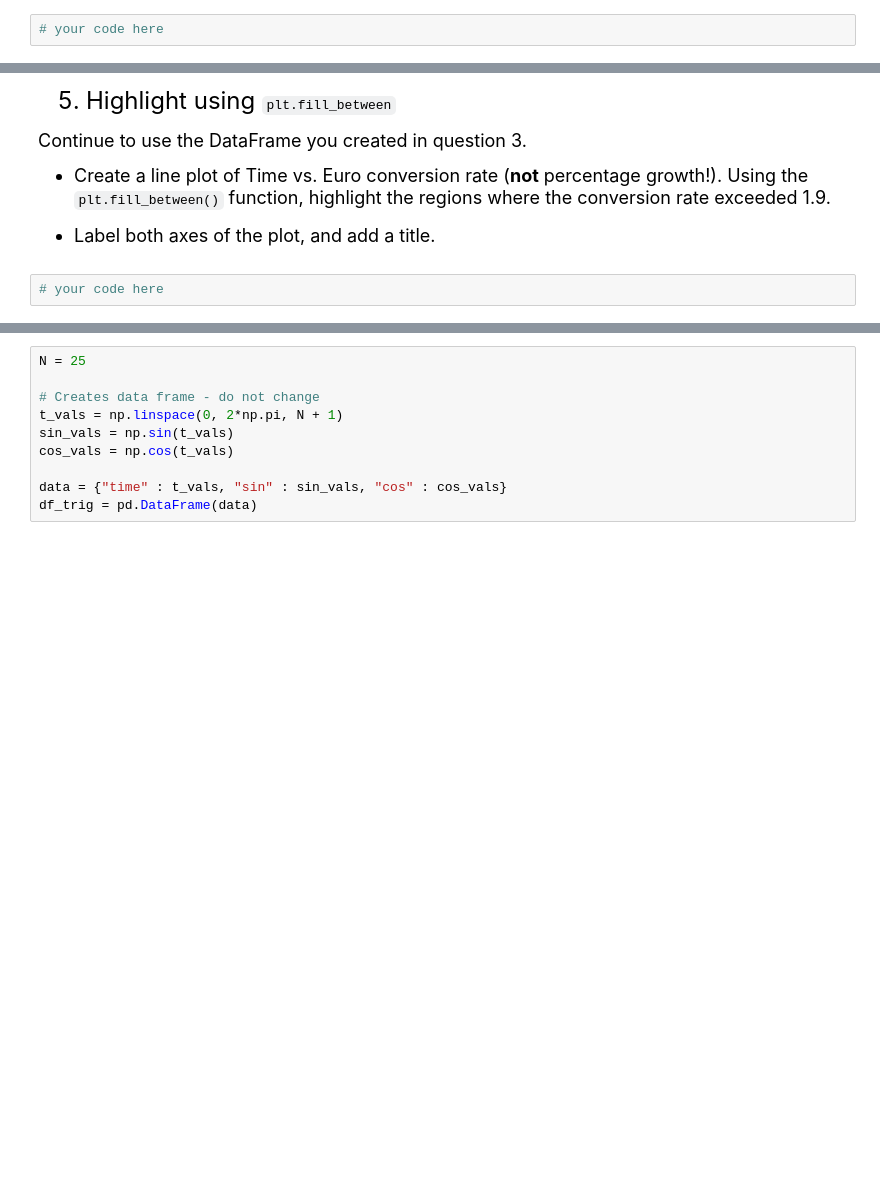
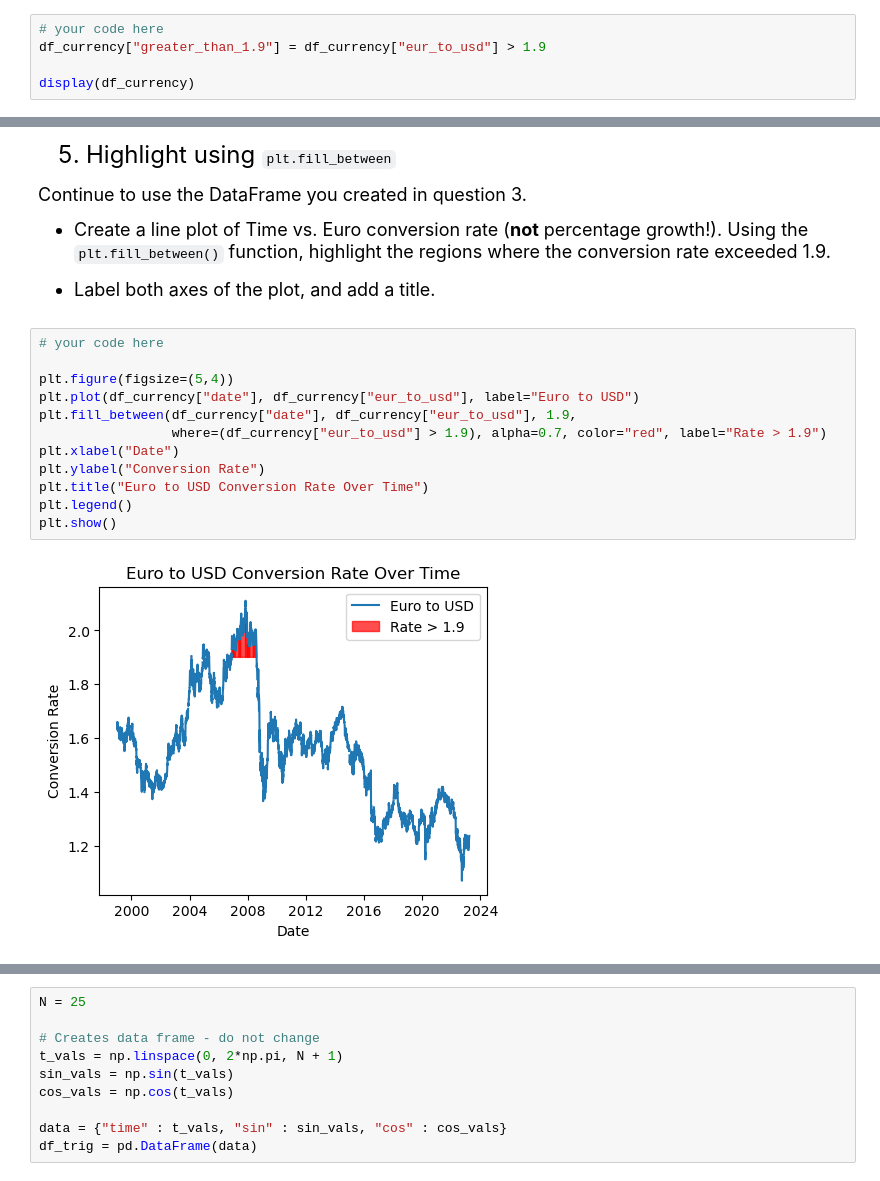
Before and after one commit to savvyscott27/qtm151fall2025, a Jupyter notebook: quiz 4/Quiz4-section1.ipynb, the cells around one changed output, grey strips where cells are left out. Cells and saved outputs as stored; diff of their text form; blank space fills up the shorter version.

```diff
--- a/quiz 4/Quiz4-section1.ipynb
+++ b/quiz 4/Quiz4-section1.ipynb
@@ -122,3 +163,6 @@ Continue to use the DataFrame you created in question 3.
 - **Note**: This is a condition based on the value of the conversion rate (the original data) and **not** on the percentage growth.
 # %%
 # your code here
+df_currency["greater_than_1.9"] = df_currency["eur_to_usd"] > 1.9
+
+display(df_currency)
@@ -136,6 +194,18 @@ Continue to use the DataFrame you created in question 3.
 - Label both axes of the plot, and add a title.
 # %%
 # your code here
+
+plt.figure(figsize=(5,4))
+plt.plot(df_currency["date"], df_currency["eur_to_usd"], label="Euro to USD")
+plt.fill_between(df_currency["date"], df_currency["eur_to_usd"], 1.9,
+                 where=(df_currency["eur_to_usd"] > 1.9), alpha=0.7, color="red", label="Rate > 1.9")
+plt.xlabel("Date")
+plt.ylabel("Conversion Rate")
+plt.title("Euro to USD Conversion Rate Over Time")
+plt.legend()
+plt.show()
+# %% [output]
+[figure, added]
 # %% [markdown]
 <font size = "5">
 
```
Also changed, not shown: parts of 6 cells of this notebook, 1 other file.
